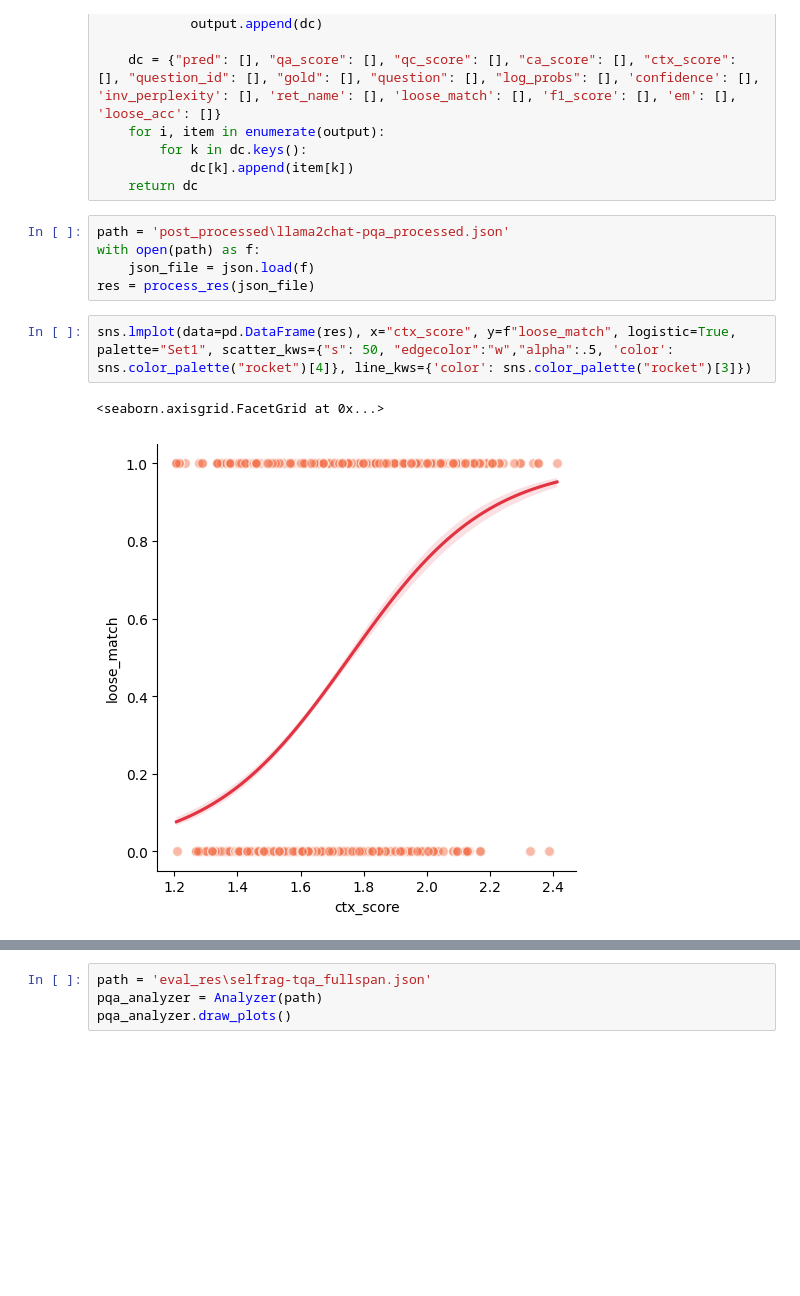
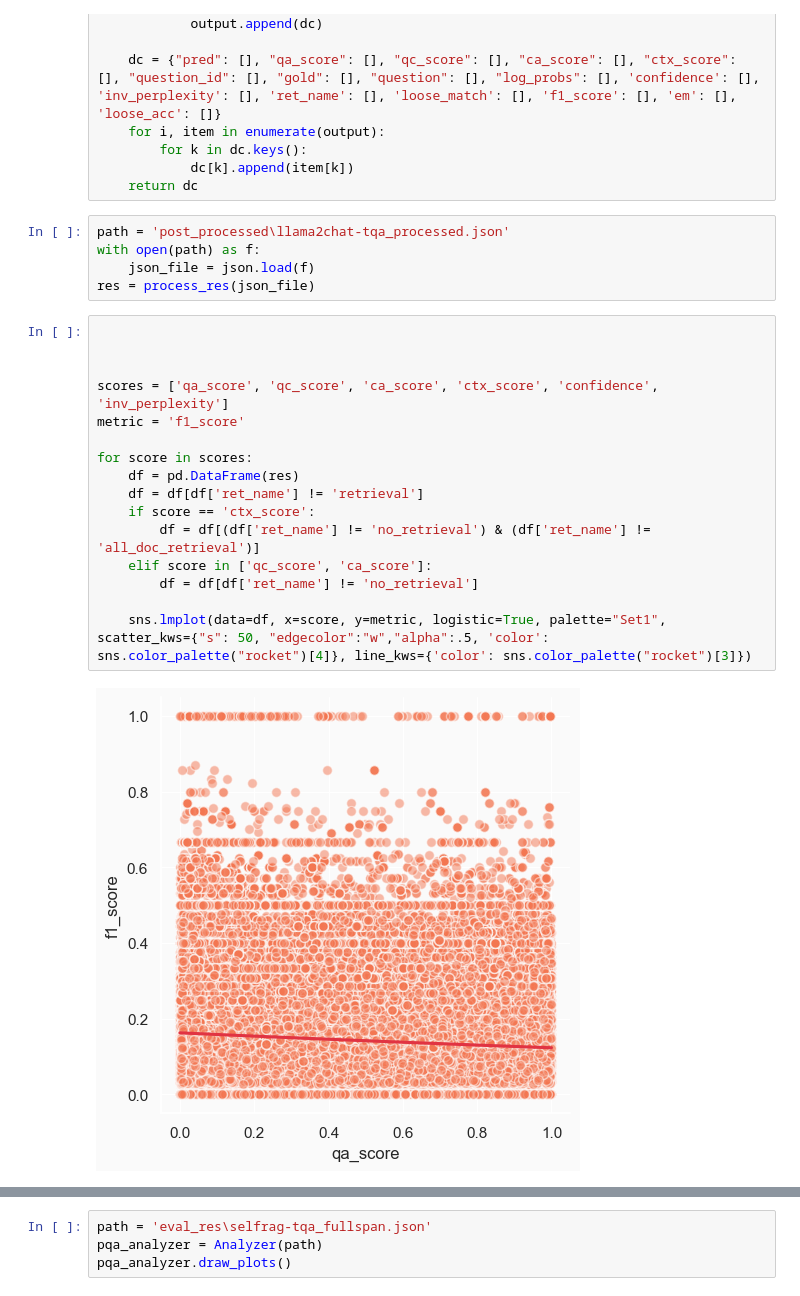
Before and after one commit to zhuzihan728/LLM_Adaptive_RAG, a Jupyter notebook: data_analysis/analysis.ipynb, the cells around one changed output, grey strips where cells are left out. Drawn from its saved outputs; the diff is of its cells as text; blank space fills up the shorter version.

Commit message:
update metrics

```diff
--- a/data_analysis/analysis.ipynb
+++ b/data_analysis/analysis.ipynb
@@ -200,12 +200,25 @@ def process_res(res_ls:list):
             dc[k].append(item[k])
     return dc
 # %%
-path = 'post_processed\llama2chat-pqa_processed.json'
+path = 'post_processed\llama2chat-tqa_processed.json'
 with open(path) as f:
     json_file = json.load(f)
 res = process_res(json_file)
 # %%
-sns.lmplot(data=pd.DataFrame(res), x="ctx_score", y=f"loose_match", logistic=True, palette="Set1", scatter_kws={"s": 50, "edgecolor":"w","alpha":.5, 'color': sns.color_palette("rocket")[4]}, line_kws={'color': sns.color_palette("rocket")[3]})
+
+
+
+scores = ['qa_score', 'qc_score', 'ca_score', 'ctx_score', 'confidence', 'inv_perplexity']
+metric = 'f1_score'
+
+for score in scores:
+    df = pd.DataFrame(res)
+    df = df[df['ret_name'] != 'retrieval']
+    if score == 'ctx_score':
+        df = df[(df['ret_name'] != 'no_retrieval') & (df['ret_name'] != 'all_doc_retrieval')]
+    elif score in ['qc_score', 'ca_score']:
+        df = df[df['ret_name'] != 'no_retrieval']
+
+    sns.lmplot(data=df, x=score, y=metric, logistic=True, palette="Set1", scatter_kws={"s": 50, "edgecolor":"w","alpha":.5, 'color': sns.color_palette("rocket")[4]}, line_kws={'color': sns.color_palette("rocket")[3]})
 # %% [output]
-<seaborn.axisgrid.FacetGrid at 0x...>
-[figure, old version]
+[figure, new version]
```
Also changed, not shown: parts of 4 cells of this notebook, 2 other files.
